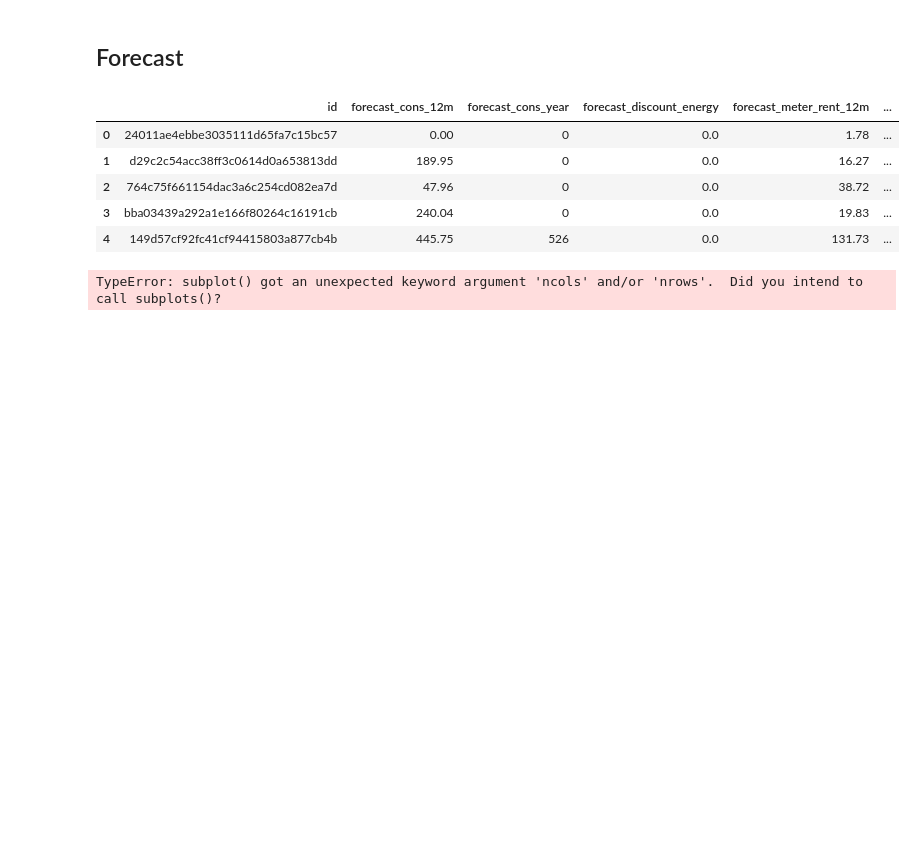
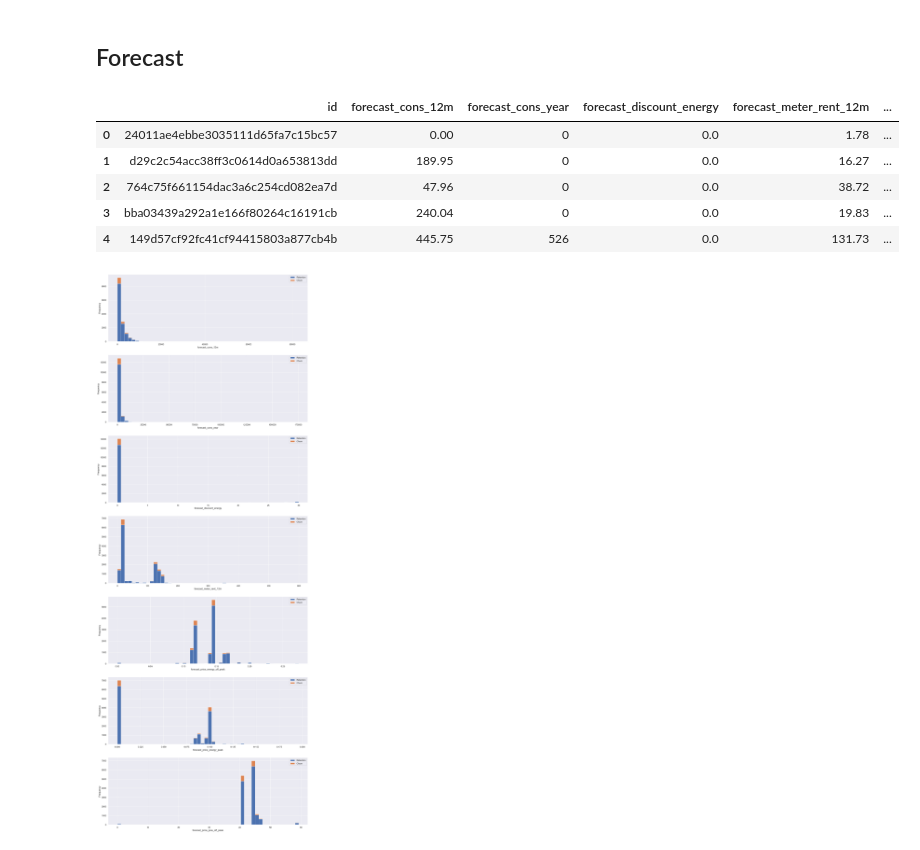
Before and after one commit to abuhmhai/BCGX-Intern, a Jupyter notebook: Task 2 EDA/Task 2 - Exploratory Data Analysis_starter.ipynb, the cells around one changed output. Saved outputs shown, nothing was run; the diff lists cells and outputs as text; code cells hidden in the pictures; blank space fills up the shorter version.

```diff
--- a/Task 2 EDA/Task 2 - Exploratory Data Analysis_starter.ipynb
+++ b/Task 2 EDA/Task 2 - Exploratory Data Analysis_starter.ipynb
@@ -332,16 +332,16 @@ forecast.head()
 | 3 | bba03439a292a1e166f80264c16191cb | 240.04 | 0 | 0.0 | 19.83 | ... |
 | 4 | 149d57cf92fc41cf94415803a877cb4b | 445.75 | 526 | 0.0 | 131.73 | ... |
 # %%
-fig,axs=plt.subplot(nrows=7,figsize=(18,50))
+fig,axs=plt.subplots(nrows=7,figsize=(18,50))
 # Plot histogram
 plot_distribution(client_df, "forecast_cons_12m", axs[0])
 plot_distribution(client_df, "forecast_cons_year", axs[1])
 plot_distribution(client_df, "forecast_discount_energy", axs[2])
 plot_distribution(client_df, "forecast_meter_rent_12m", axs[3])
 plot_distribution(client_df, "forecast_price_energy_off_peak", axs[4])
 plot_distribution(client_df, "forecast_price_energy_peak", axs[5])
 plot_distribution(client_df, "forecast_price_pow_off_peak", axs[6])
 
 plt.savefig("View of Forecast.png", bbox_inches="tight")
 # %% [output]
-TypeError: subplot() got an unexpected keyword argument 'ncols' and/or 'nrows'.  Did you intend to call subplots()?
+[figure, added]
```
